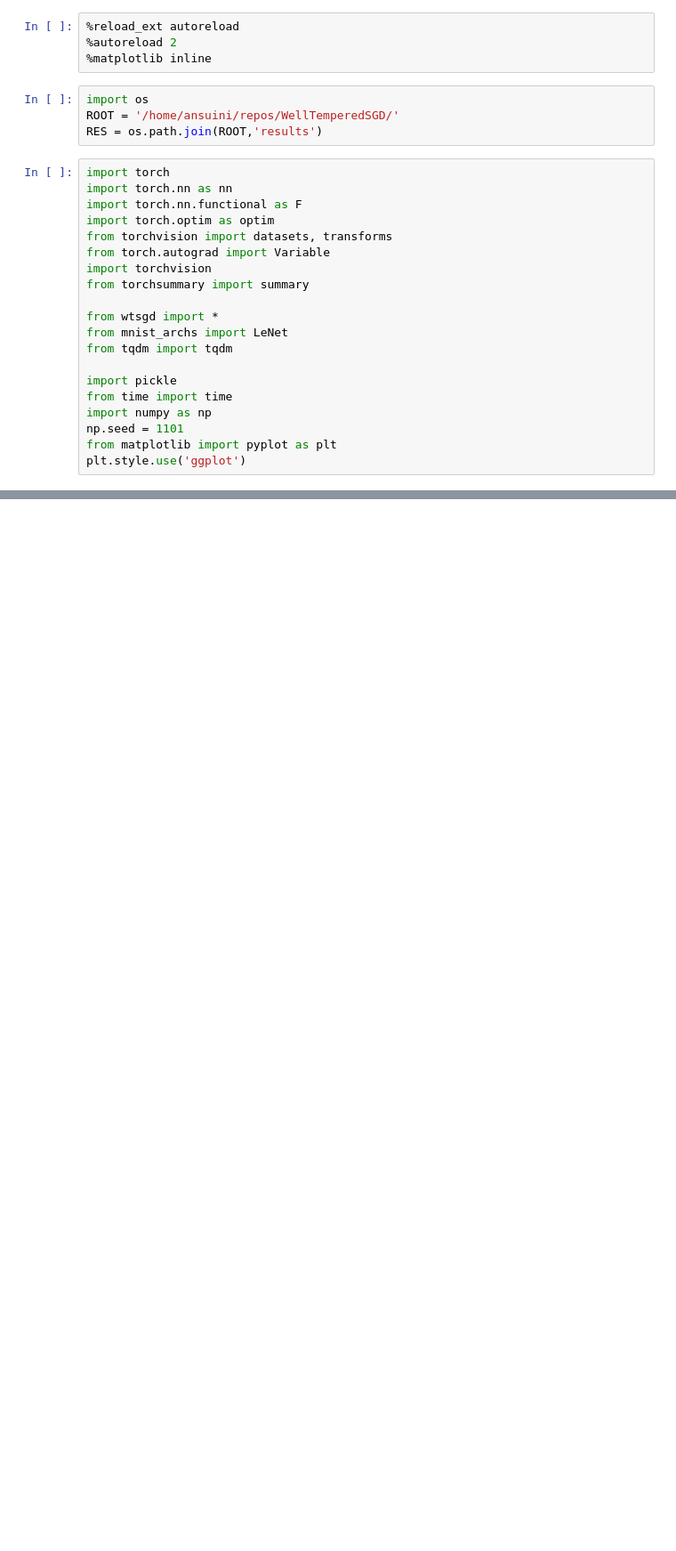
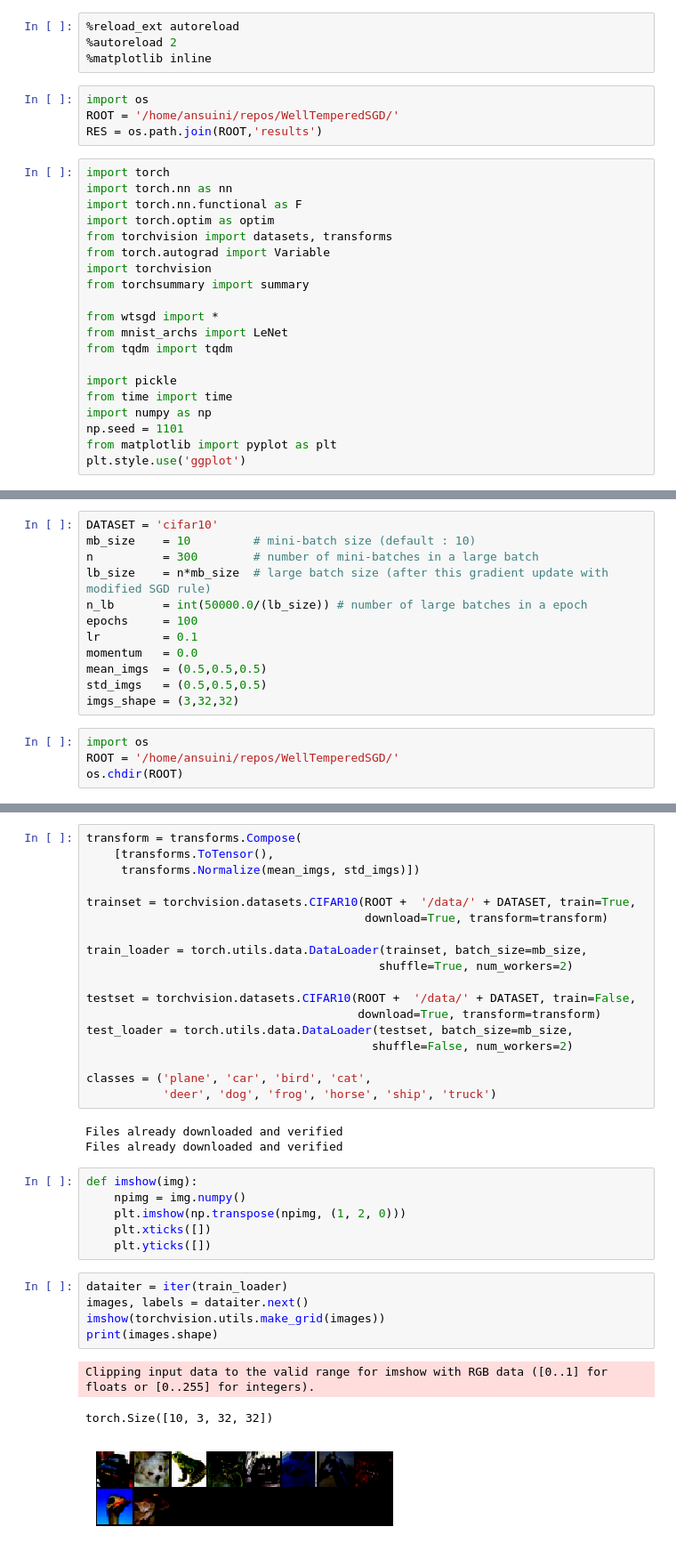
Before and after one commit to ansuini/WellTemperedSGD, a Jupyter notebook: test_wtsgd.ipynb, the cells around one changed output, grey strips where cells are left out. Shown: that part at 89% size. Cells and saved outputs as stored; diff of their text form; blank space fills up the shorter version.

```diff
--- a/test_wtsgd.ipynb
+++ b/test_wtsgd.ipynb
@@ -37,0 +29,16 @@ torch         module      <module 'torch' from '/ho<...>kages/torch/__init__.py'
+# %%
+DATASET = 'cifar10'
+mb_size    = 10         # mini-batch size (default : 10)
+n          = 300        # number of mini-batches in a large batch
+lb_size    = n*mb_size  # large batch size (after this gradient update with modified SGD rule)
+n_lb       = int(50000.0/(lb_size)) # number of large batches in a epoch
+epochs     = 100
+lr         = 0.1
+momentum   = 0.0
+mean_imgs  = (0.5,0.5,0.5)
+std_imgs   = (0.5,0.5,0.5)
+imgs_shape = (3,32,32)
+# %%
+import os
+ROOT = '/home/ansuini/repos/WellTemperedSGD/'
+os.chdir(ROOT)
@@ -37,0 +51,36 @@ torch         module      <module 'torch' from '/ho<...>kages/torch/__init__.py'
+# %%
+transform = transforms.Compose(
+    [transforms.ToTensor(),
+     transforms.Normalize(mean_imgs, std_imgs)])
+
+trainset = torchvision.datasets.CIFAR10(ROOT +  '/data/' + DATASET, train=True,
+                                        download=True, transform=transform)
+
+train_loader = torch.utils.data.DataLoader(trainset, batch_size=mb_size,
+                                          shuffle=True, num_workers=2)
+
+testset = torchvision.datasets.CIFAR10(ROOT +  '/data/' + DATASET, train=False,
+                                       download=True, transform=transform)
+test_loader = torch.utils.data.DataLoader(testset, batch_size=mb_size,
+                                         shuffle=False, num_workers=2)
+
+classes = ('plane', 'car', 'bird', 'cat',
+           'deer', 'dog', 'frog', 'horse', 'ship', 'truck')
+# %% [output]
+Files already downloaded and verified
+Files already downloaded and verified
+# %%
+def imshow(img):
+    npimg = img.numpy()
+    plt.imshow(np.transpose(npimg, (1, 2, 0)))
+    plt.xticks([])
+    plt.yticks([])
+# %%
+dataiter = iter(train_loader)
+images, labels = dataiter.next()
+imshow(torchvision.utils.make_grid(images))
+print(images.shape)
+# %% [output]
+Clipping input data to the valid range for imshow with RGB data ([0..1] for floats or [0..255] for integers).
+torch.Size([10, 3, 32, 32])
+[figure, added]
```
Also changed, not shown: parts of 19 cells of this notebook, 10 other files.
